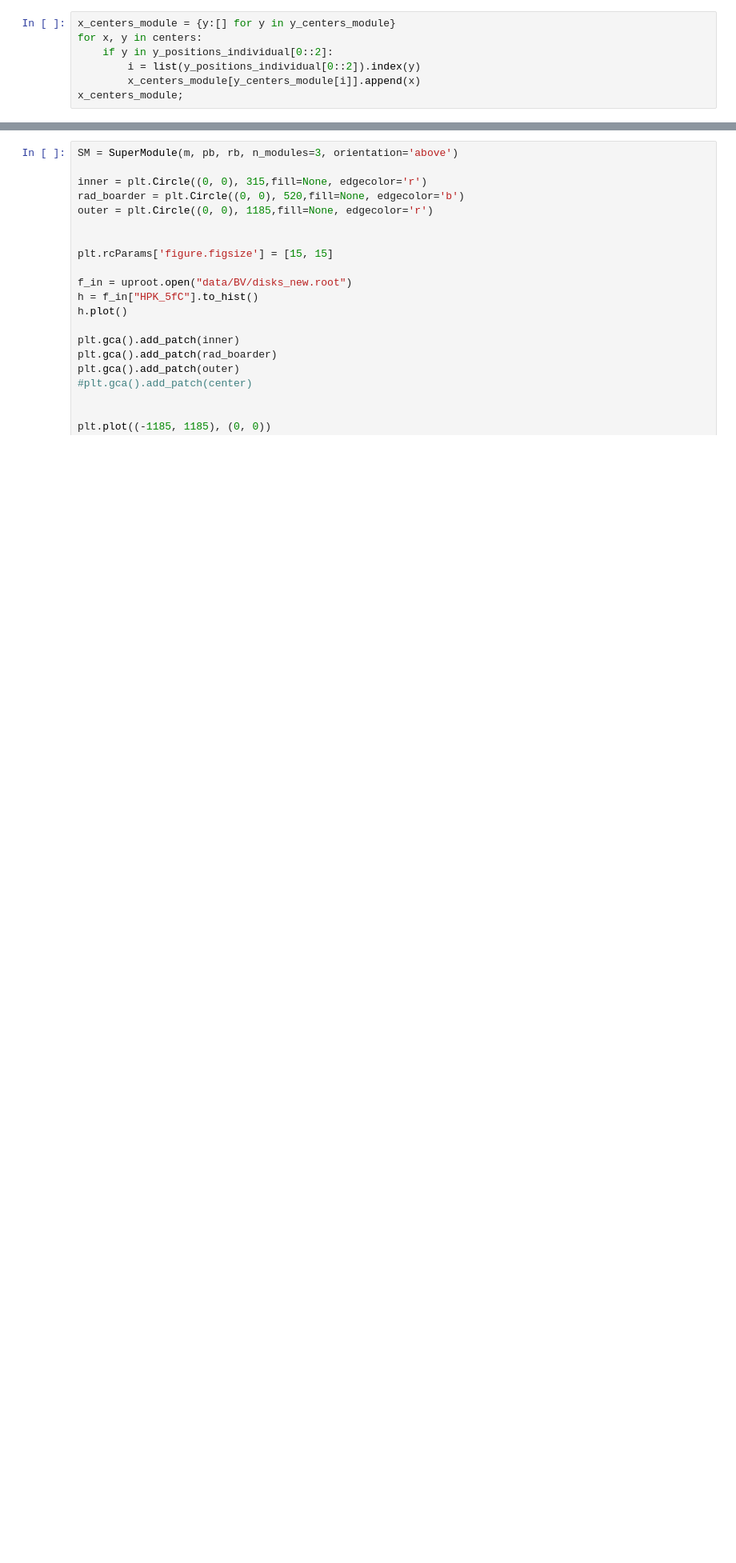
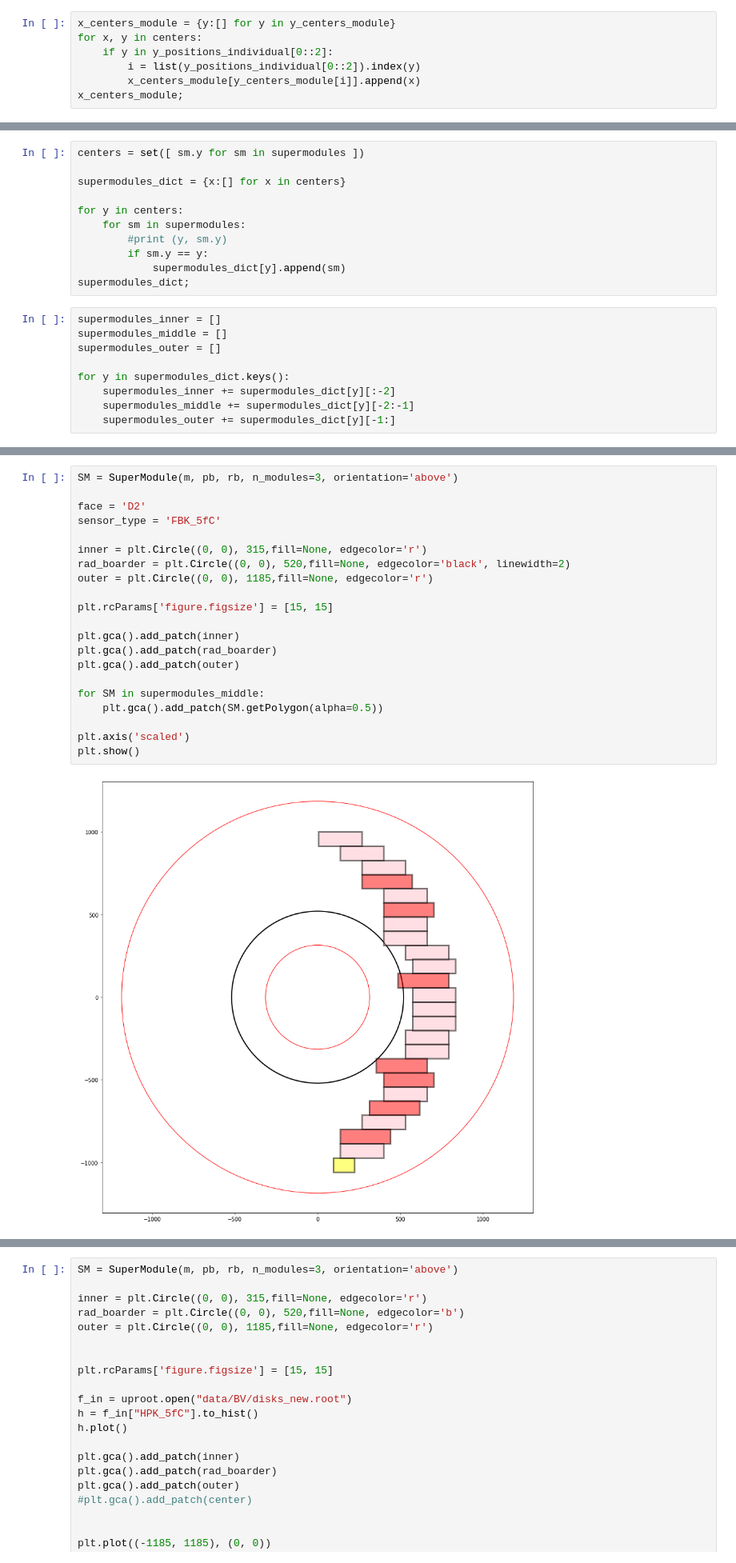
Before and after one commit to physiksgamez/ETL-SH-Design, a Jupyter notebook: bias_voltage.ipynb, the cells around one changed output, grey strips where cells are left out. Shown at 80% size. Cells and saved outputs as stored; diff of their text form; blank space fills up the shorter version.

```diff
--- a/bias_voltage.ipynb
+++ b/bias_voltage.ipynb
@@ -664,0 +899,20 @@ plt.show()
+# %%
+centers = set([ sm.y for sm in supermodules ])
+
+supermodules_dict = {x:[] for x in centers}
+
+for y in centers:
+    for sm in supermodules:
+        #print (y, sm.y)
+        if sm.y == y:
+            supermodules_dict[y].append(sm)
+supermodules_dict;
+# %%
+supermodules_inner = []
+supermodules_middle = []
+supermodules_outer = []
+
+for y in supermodules_dict.keys():
+    supermodules_inner += supermodules_dict[y][:-2]
+    supermodules_middle += supermodules_dict[y][-2:-1]
+    supermodules_outer += supermodules_dict[y][-1:]
@@ -664,0 +927,23 @@ plt.show()
+# %%
+SM = SuperModule(m, pb, rb, n_modules=3, orientation='above')
+
+face = 'D2'
+sensor_type = 'FBK_5fC'
+
+inner = plt.Circle((0, 0), 315,fill=None, edgecolor='r')
+rad_boarder = plt.Circle((0, 0), 520,fill=None, edgecolor='black', linewidth=2)
+outer = plt.Circle((0, 0), 1185,fill=None, edgecolor='r')
+
+plt.rcParams['figure.figsize'] = [15, 15]
+
+plt.gca().add_patch(inner)
+plt.gca().add_patch(rad_boarder)
+plt.gca().add_patch(outer)
+
+for SM in supermodules_middle:
+    plt.gca().add_patch(SM.getPolygon(alpha=0.5))
+
+plt.axis('scaled')
+plt.show()
+# %% [output]
+[figure, added]
```
Also changed, not shown: parts of 64 cells of this notebook, 1 other file.
